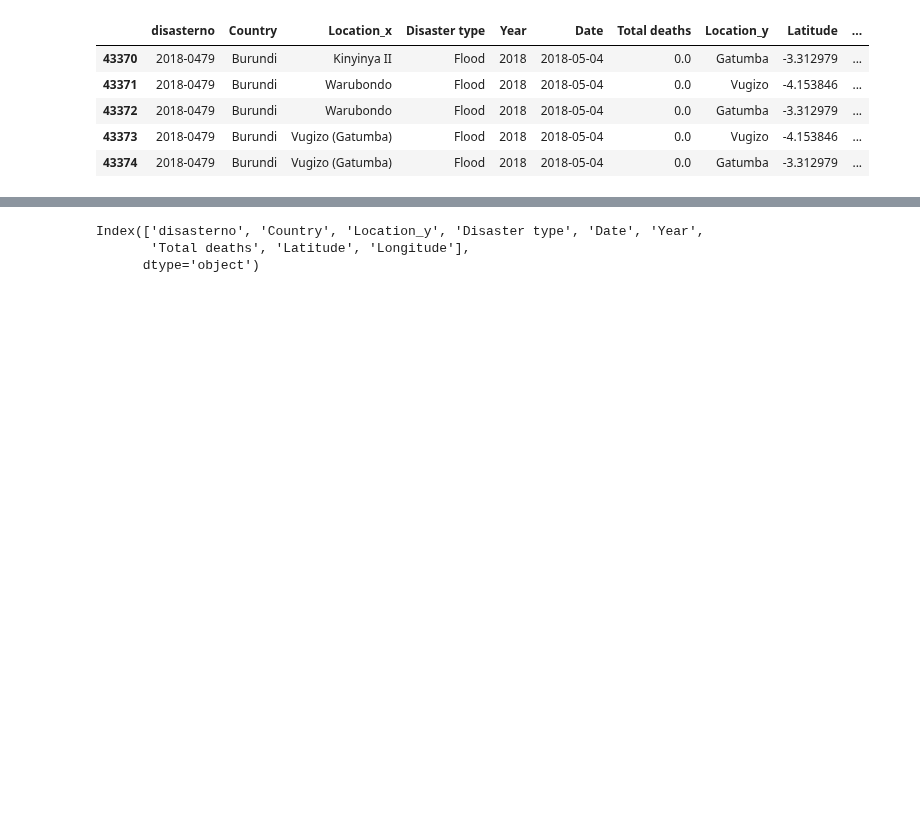
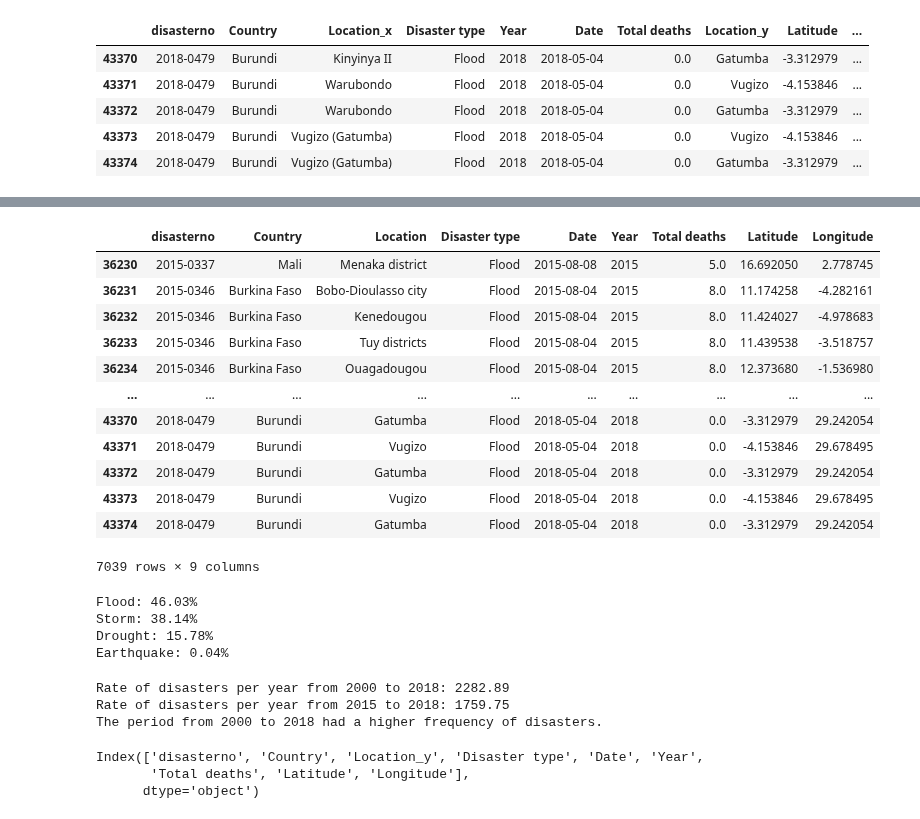
Before and after one commit to 0xpix/CERI-Project, a Jupyter notebook: notebooks/EDA.ipynb, the cells around one changed output, grey strips where cells are left out. Saved outputs shown, nothing was run; the diff lists cells and outputs as text; code cells hidden in the pictures; blank space fills up the shorter version.

```diff
--- a/notebooks/EDA.ipynb
+++ b/notebooks/EDA.ipynb
@@ -574,0 +618,59 @@ Name: count, dtype: int64
+# %%
+# Filter the DataFrame for dates from 2015 to 2018
+filtered_data_15_18 = Disasters_in_africa_2000_2018[
+    (Disasters_in_africa_2000_2018['Date'] >= '2015-06-27') &
+    (Disasters_in_africa_2000_2018['Date'] <= '2018-12-31')
+]
+
+# Display the filtered data
+filtered_data_15_18
+# %% [output]
+|  | disasterno | Country | Location | Disaster type | Date | Year | Total deaths | Latitude | Longitude |
+| 36230 | 2015-0337 | Mali | Menaka district | Flood | 2015-08-08 | 2015 | 5.0 | 16.692050 | 2.778745 |
+| 36231 | 2015-0346 | Burkina Faso | Bobo-Dioulasso city | Flood | 2015-08-04 | 2015 | 8.0 | 11.174258 | -4.282161 |
+| 36232 | 2015-0346 | Burkina Faso | Kenedougou | Flood | 2015-08-04 | 2015 | 8.0 | 11.424027 | -4.978683 |
+| 36233 | 2015-0346 | Burkina Faso | Tuy districts | Flood | 2015-08-04 | 2015 | 8.0 | 11.439538 | -3.518757 |
+| 36234 | 2015-0346 | Burkina Faso | Ouagadougou | Flood | 2015-08-04 | 2015 | 8.0 | 12.373680 | -1.536980 |
+| ... | ... | ... | ... | ... | ... | ... | ... | ... | ... |
+| 43370 | 2018-0479 | Burundi | Gatumba | Flood | 2018-05-04 | 2018 | 0.0 | -3.312979 | 29.242054 |
+| 43371 | 2018-0479 | Burundi | Vugizo | Flood | 2018-05-04 | 2018 | 0.0 | -4.153846 | 29.678495 |
+| 43372 | 2018-0479 | Burundi | Gatumba | Flood | 2018-05-04 | 2018 | 0.0 | -3.312979 | 29.242054 |
+| 43373 | 2018-0479 | Burundi | Vugizo | Flood | 2018-05-04 | 2018 | 0.0 | -4.153846 | 29.678495 |
+| 43374 | 2018-0479 | Burundi | Gatumba | Flood | 2018-05-04 | 2018 | 0.0 | -3.312979 | 29.242054 |
+7039 rows × 9 columns
+# %%
+percentage_counts = filtered_data_15_18['Disaster type'].value_counts(normalize=True) * 100
+formatted_percentage_counts = {disaster: f"{percentage:.2f}%" for disaster, percentage in percentage_counts.items()}
+for disaster, percentage in formatted_percentage_counts.items():
+    print(f"{disaster}: {percentage}")
+# %% [output]
+Flood: 46.03%
+Storm: 38.14%
+Drought: 15.78%
+Earthquake: 0.04%
+# %%
+# Number of disasters in each period
+total_disasters_2000_2018 = 43375
+total_disasters_2015_2018 = 7039
+
+# Number of years in each period
+years_2000_2018 = 2018 - 2000 + 1
+years_2015_2018 = 2018 - 2015 + 1
+
+# Rate of disasters per year
+rate_2000_2018 = total_disasters_2000_2018 / years_2000_2018
+rate_2015_2018 = total_disasters_2015_2018 / years_2015_2018
+
+# Print the results
+print(f"Rate of disasters per year from 2000 to 2018: {rate_2000_2018:.2f}")
+print(f"Rate of disasters per year from 2015 to 2018: {rate_2015_2018:.2f}")
+
+# Determine which period had a higher rate of disasters
+if rate_2015_2018 > rate_2000_2018:
+    print("The period from 2015 to 2018 had a higher frequency of disasters.")
+else:
+    print("The period from 2000 to 2018 had a higher frequency of disasters.")
+# %% [output]
+Rate of disasters per year from 2000 to 2018: 2282.89
+Rate of disasters per year from 2015 to 2018: 1759.75
+The period from 2000 to 2018 had a higher frequency of disasters.
```
Also changed, not shown: parts of 10 cells of this notebook.
